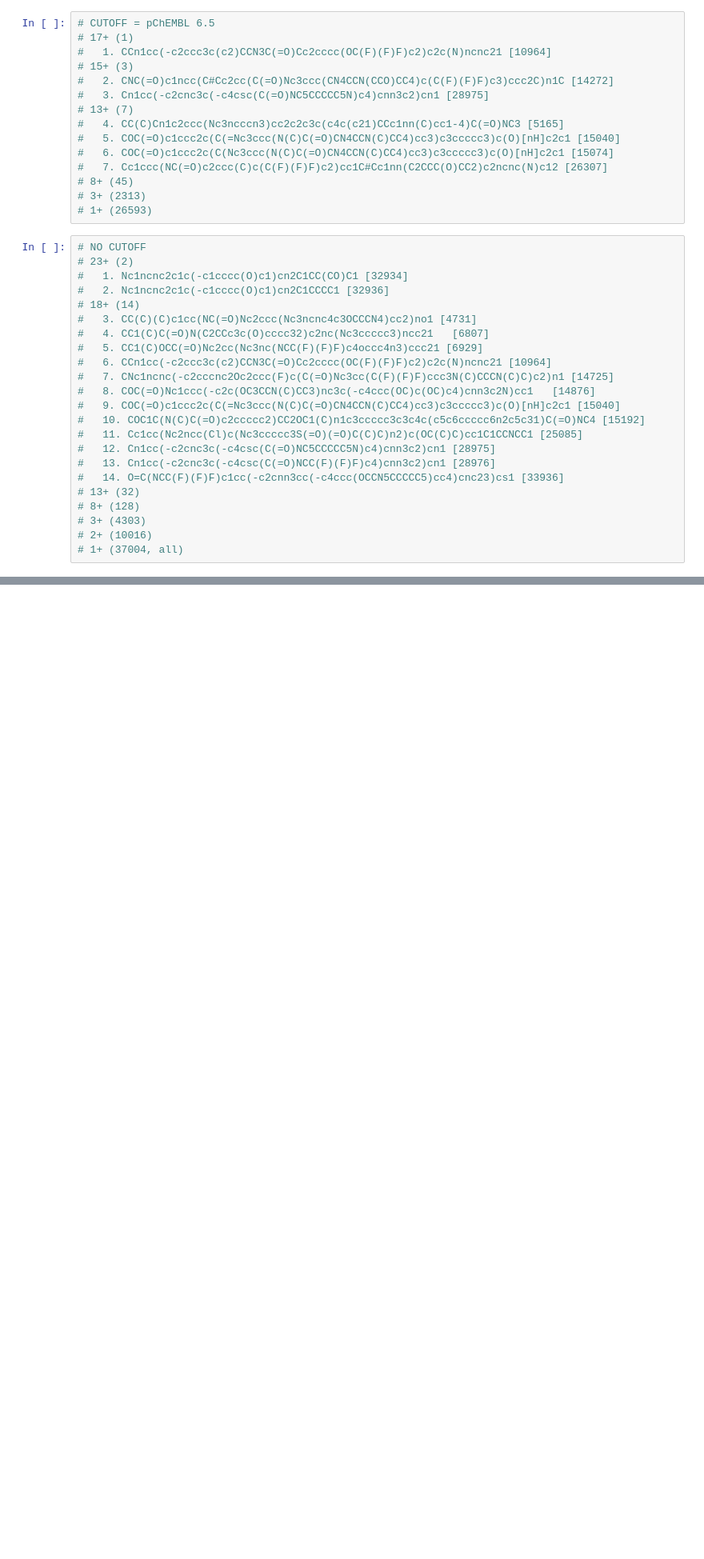
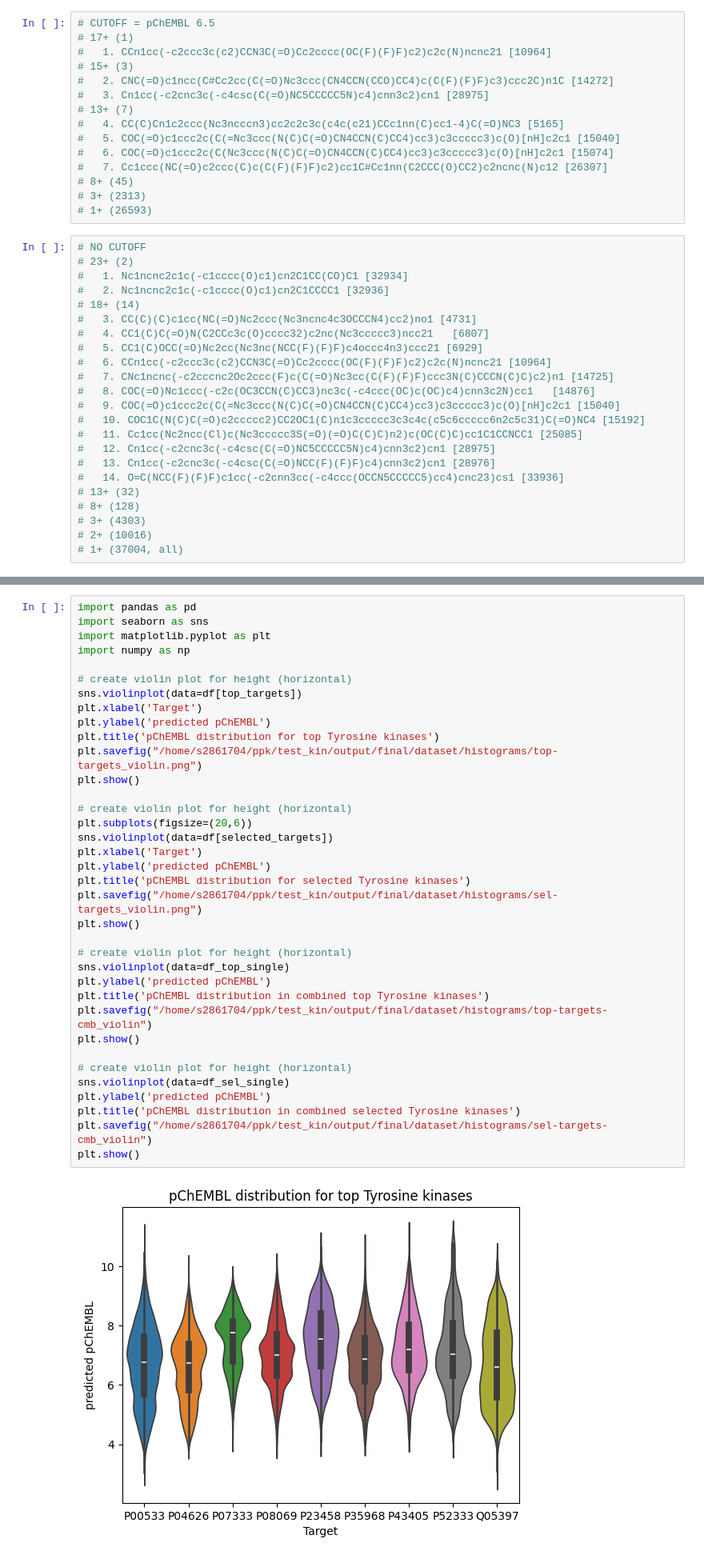
Before and after one commit to thijmenwroos/ppk, a Jupyter notebook: test_kin/polypharm_in_data.ipynb, the cells around one changed output, grey strips where cells are left out. Shown at 80% size. Drawn from its saved outputs; the diff is of its cells as text; blank space fills up the shorter version.

```diff
--- a/test_kin/polypharm_in_data.ipynb
+++ b/test_kin/polypharm_in_data.ipynb
@@ -230,0 +479,38 @@ display(df_pol)
+# %%
+import pandas as pd
+import seaborn as sns
+import matplotlib.pyplot as plt
+import numpy as np
+
+# create violin plot for height (horizontal)
+sns.violinplot(data=df[top_targets])
+plt.xlabel('Target')
+plt.ylabel('predicted pChEMBL')
+plt.title('pChEMBL distribution for top Tyrosine kinases')
+plt.savefig("/home/s2861704/ppk/test_kin/output/final/dataset/histograms/top-targets_violin.png")
+plt.show()
+
+# create violin plot for height (horizontal)
+plt.subplots(figsize=(20,6))
+sns.violinplot(data=df[selected_targets])
+plt.xlabel('Target')
+plt.ylabel('predicted pChEMBL')
+plt.title('pChEMBL distribution for selected Tyrosine kinases')
+plt.savefig("/home/s2861704/ppk/test_kin/output/final/dataset/histograms/sel-targets_violin.png")
+plt.show()
+
+# create violin plot for height (horizontal)
+sns.violinplot(data=df_top_single)
+plt.ylabel('predicted pChEMBL')
+plt.title('pChEMBL distribution in combined top Tyrosine kinases')
+plt.savefig("/home/s2861704/ppk/test_kin/output/final/dataset/histograms/top-targets-cmb_violin")
+plt.show()
+
+# create violin plot for height (horizontal)
+sns.violinplot(data=df_sel_single)
+plt.ylabel('predicted pChEMBL')
+plt.title('pChEMBL distribution in combined selected Tyrosine kinases')
+plt.savefig("/home/s2861704/ppk/test_kin/output/final/dataset/histograms/sel-targets-cmb_violin")
+plt.show()
+# %% [output]
+[figure, added]
```
Also changed, not shown: parts of 16 cells of this notebook, 1 other file.
